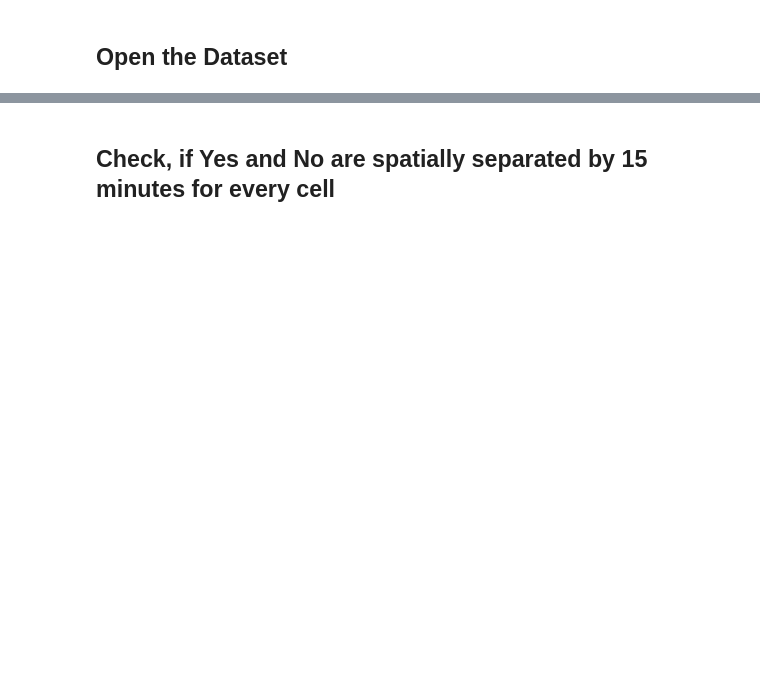
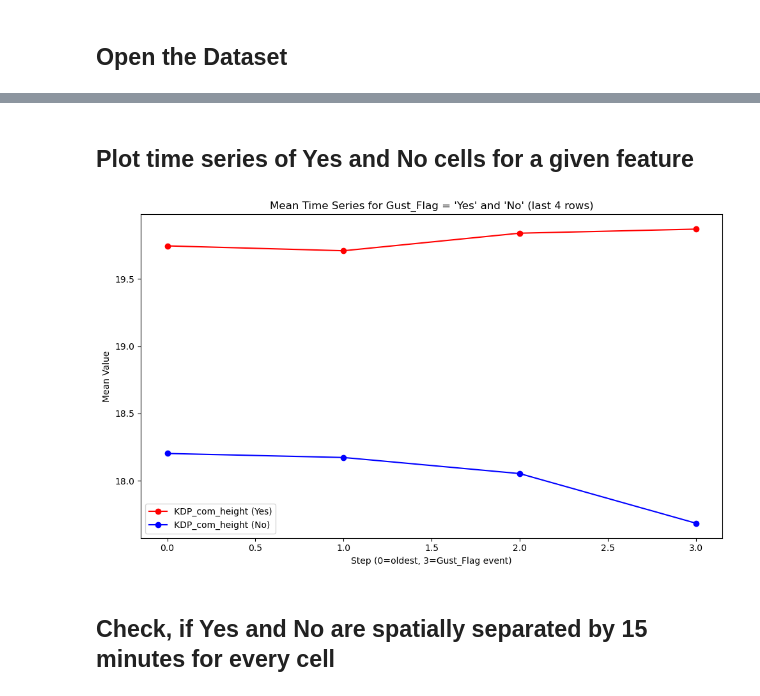
Before and after one commit to florianvalentinackermann/radar_windgusts, a Jupyter notebook: Machine_learning_intro.ipynb, the cells around one changed output, grey strips where cells are left out. Saved outputs shown, nothing was run; the diff lists cells and outputs as text; code cells hidden in the pictures; blank space fills up the shorter version.

```diff
--- a/Machine_learning_intro.ipynb
+++ b/Machine_learning_intro.ipynb
@@ -21,0 +24,4 @@ df['velocity'] = np.sqrt(df['vel_x']**2 + df['vel_y']**2)
+# %%
+for col in df.columns:
+    fraction = df[col].isna().sum() / len(df)
+    print(f"{col}: {fraction:.3f}")
@@ -21,0 +46,2 @@ df['velocity'] = np.sqrt(df['vel_x']**2 + df['vel_y']**2)
+# %% [markdown]
+## Plot time series of Yes and No cells for a given feature
@@ -22,3 +102,12 @@ df['velocity'] = np.sqrt(df['vel_x']**2 + df['vel_y']**2)
+# %%
+# Example usage:
+plot_mean_gust_flag_sequences(
+    df_grouped,
+    columns_to_plot=['KDP_com_height'],  # replace with your column names
+    gust_flag_column='Gust_Flag'
+)
+# %% [output]
+[figure, added]
 # %% [markdown]
 ## Check, if Yes and No are spatially separated by 15 minutes for every cell
 # %%
```
Also changed, not shown: parts of 12 cells of this notebook, 2 other files.
